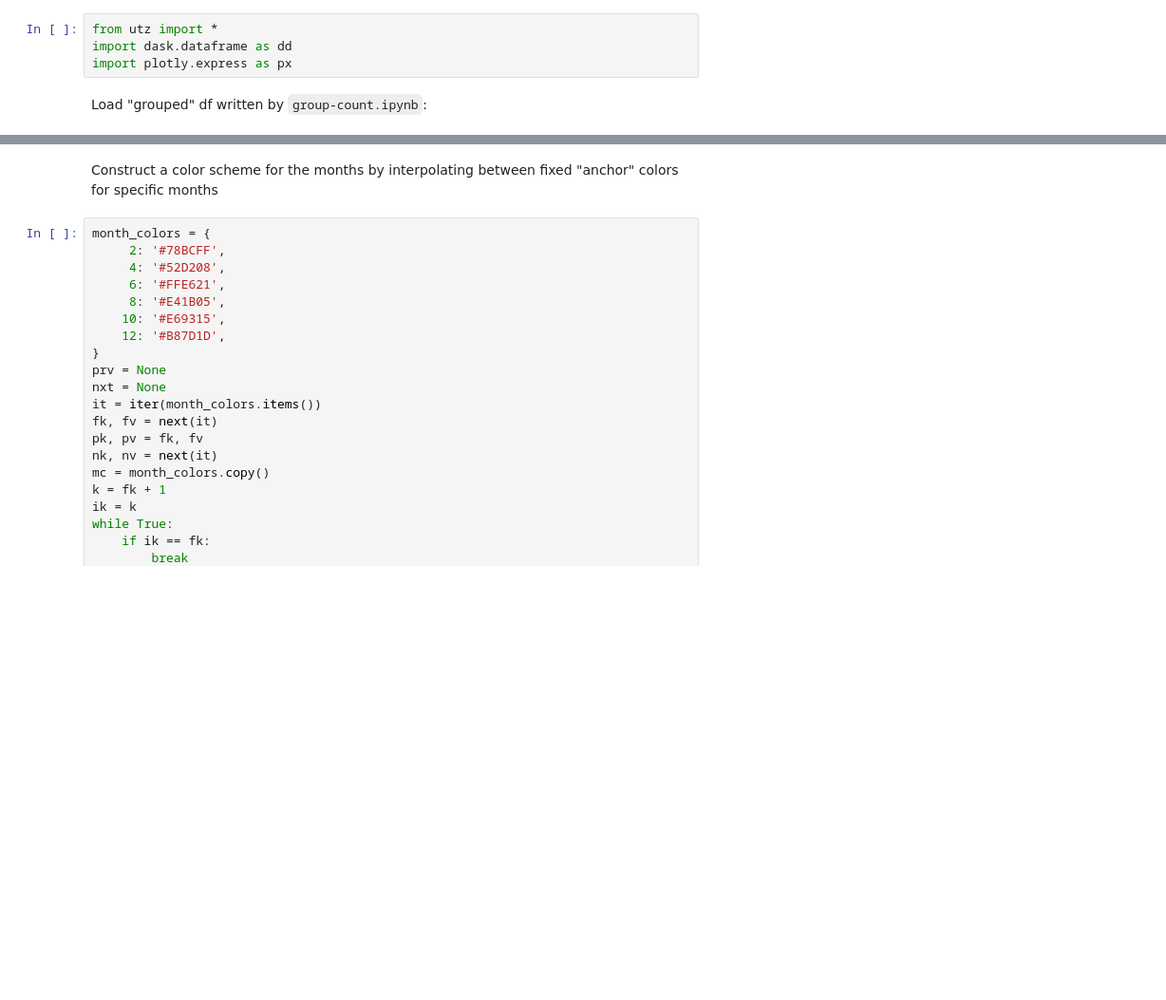
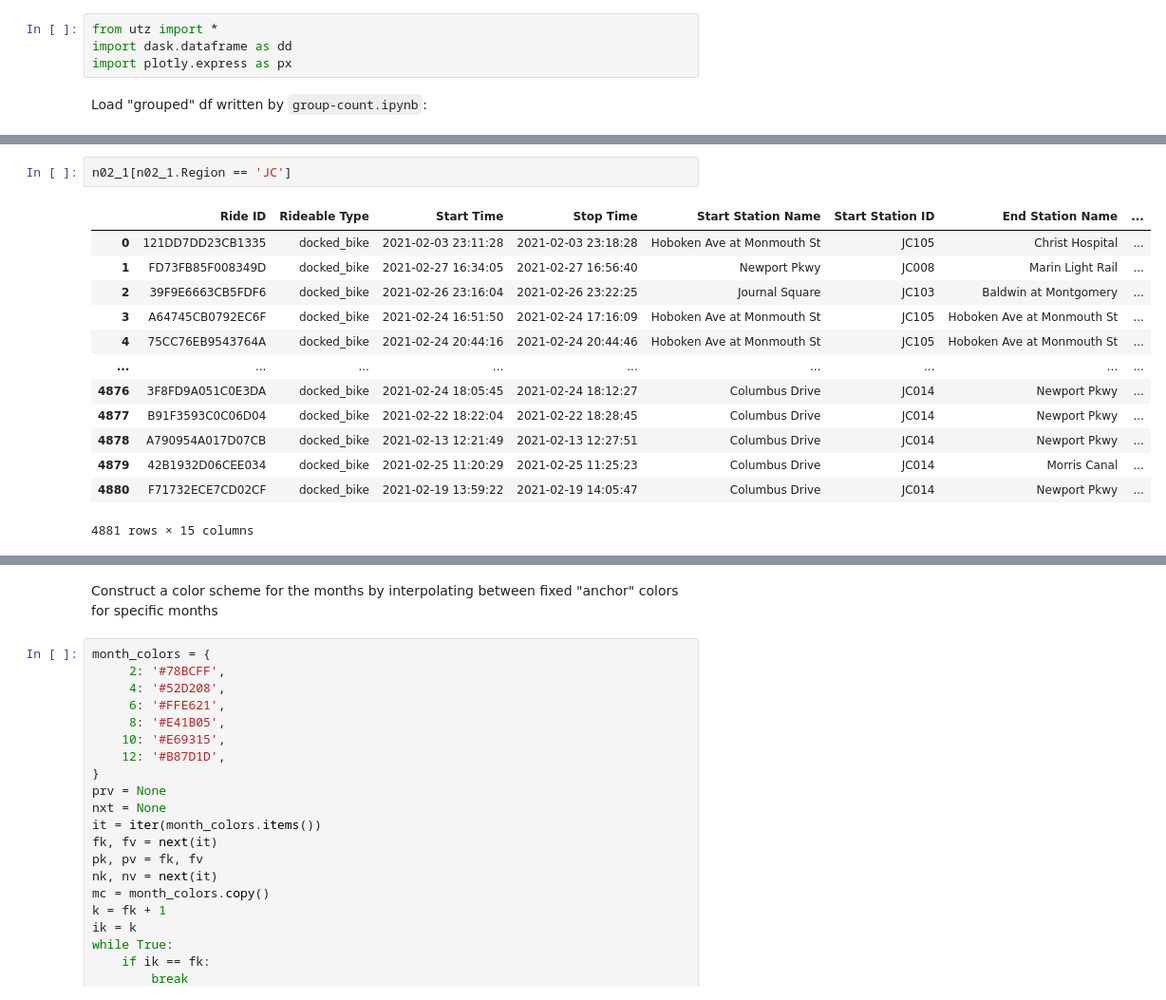
Before and after one commit to neighbor-ryan/ctbk.dev, a Jupyter notebook: analyze.ipynb, the cells around one changed output, grey strips where cells are left out. Shown at 95% size. Saved outputs shown, nothing was run; the diff lists cells and outputs as text; blank space fills up the shorter version.

```diff
--- a/analyze.ipynb
+++ b/analyze.ipynb
@@ -13,0 +165,16 @@ Wall time: 249 ms
+# %%
+n02_1[n02_1.Region == 'JC']
+# %% [output]
+|  | Ride ID | Rideable Type | Start Time | Stop Time | Start Station Name | Start Station ID | End Station Name | ... |
+| 0 | 121DD7DD23CB1335 | docked_bike | 2021-02-03 23:11:28 | 2021-02-03 23:18:28 | Hoboken Ave at Monmouth St | JC105 | Christ Hospital | ... |
+| 1 | FD73FB85F008349D | docked_bike | 2021-02-27 16:34:05 | 2021-02-27 16:56:40 | Newport Pkwy | JC008 | Marin Light Rail | ... |
+| 2 | 39F9E6663CB5FDF6 | docked_bike | 2021-02-26 23:16:04 | 2021-02-26 23:22:25 | Journal Square | JC103 | Baldwin at Montgomery | ... |
+| 3 | A64745CB0792EC6F | docked_bike | 2021-02-24 16:51:50 | 2021-02-24 17:16:09 | Hoboken Ave at Monmouth St | JC105 | Hoboken Ave at Monmouth St | ... |
+| 4 | 75CC76EB9543764A | docked_bike | 2021-02-24 20:44:16 | 2021-02-24 20:44:46 | Hoboken Ave at Monmouth St | JC105 | Hoboken Ave at Monmouth St | ... |
+| ... | ... | ... | ... | ... | ... | ... | ... | ... |
+| 4876 | 3F8FD9A051C0E3DA | docked_bike | 2021-02-24 18:05:45 | 2021-02-24 18:12:27 | Columbus Drive | JC014 | Newport Pkwy | ... |
+| 4877 | B91F3593C0C06D04 | docked_bike | 2021-02-22 18:22:04 | 2021-02-22 18:28:45 | Columbus Drive | JC014 | Newport Pkwy | ... |
+| 4878 | A790954A017D07CB | docked_bike | 2021-02-13 12:21:49 | 2021-02-13 12:27:51 | Columbus Drive | JC014 | Newport Pkwy | ... |
+| 4879 | 42B1932D06CEE034 | docked_bike | 2021-02-25 11:20:29 | 2021-02-25 11:25:23 | Columbus Drive | JC014 | Morris Canal | ... |
+| 4880 | F71732ECE7CD02CF | docked_bike | 2021-02-19 13:59:22 | 2021-02-19 14:05:47 | Columbus Drive | JC014 | Newport Pkwy | ... |
+4881 rows × 15 columns
```
Also changed, not shown: parts of 27 cells of this notebook, 4 other files.
